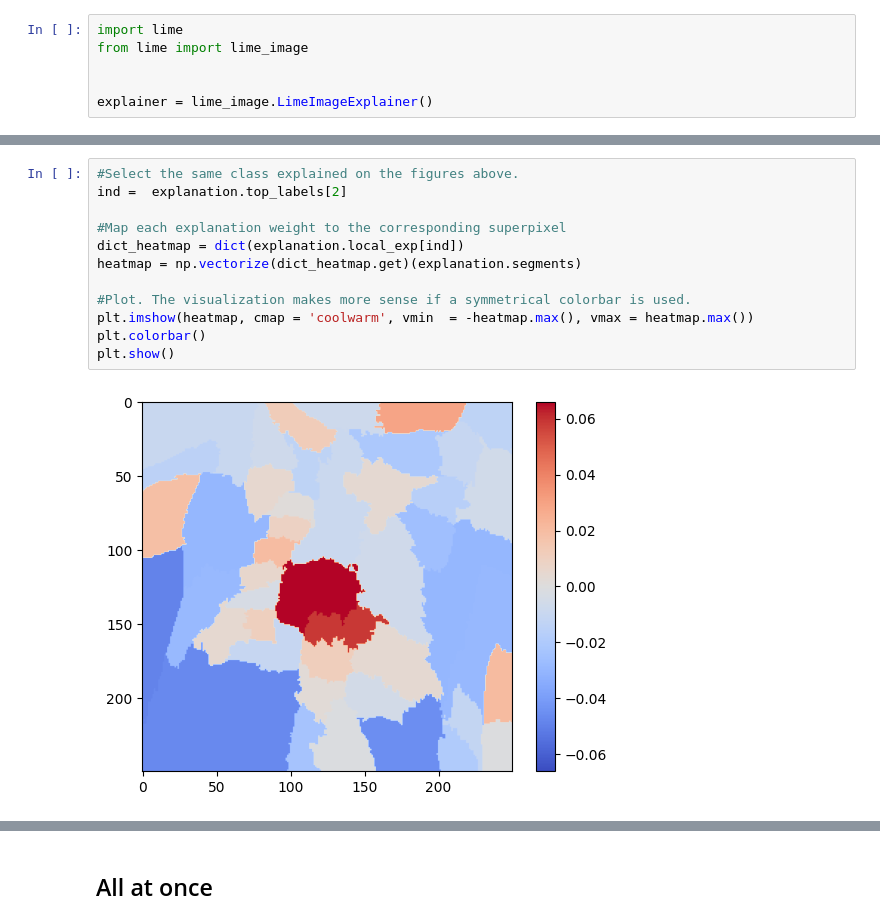
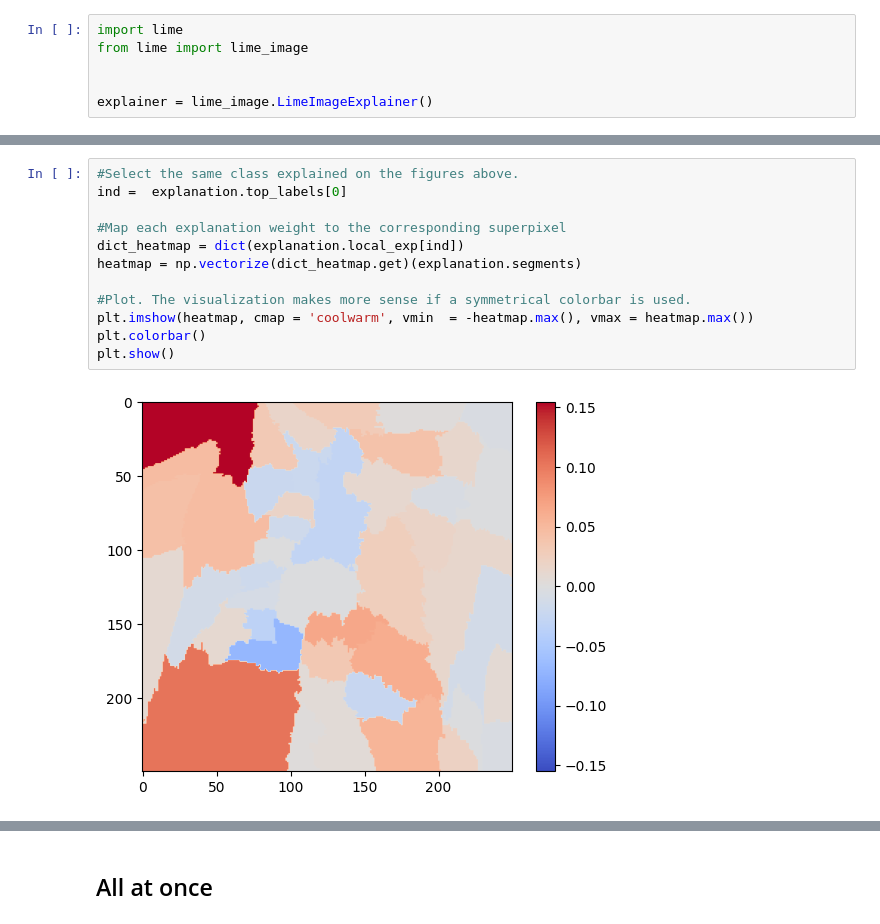
Before and after one commit to fahim-muntasir-niloy/lime-ray, a Jupyter notebook: lime-viz.ipynb, the cells around one changed output, grey strips where cells are left out. Drawn from its saved outputs; the diff is of its cells as text.

```diff
--- a/lime-viz.ipynb
+++ b/lime-viz.ipynb
@@ -162,17 +173,17 @@ plt.imshow(mark_boundaries(temp, mask))
 # %%
 #Select the same class explained on the figures above.
-ind =  explanation.top_labels[2]
+ind =  explanation.top_labels[0]
 
 #Map each explanation weight to the corresponding superpixel
 dict_heatmap = dict(explanation.local_exp[ind])
 heatmap = np.vectorize(dict_heatmap.get)(explanation.segments)
 
 #Plot. The visualization makes more sense if a symmetrical colorbar is used.
 plt.imshow(heatmap, cmap = 'coolwarm', vmin  = -heatmap.max(), vmax = heatmap.max())
 plt.colorbar()
 plt.show()
 # %% [output]
-[figure, old version]
+[figure, new version]
 # %%
 # Show wrong predictions regions
 
```
Also changed, not shown: parts of 10 cells of this notebook, 4 other files.
